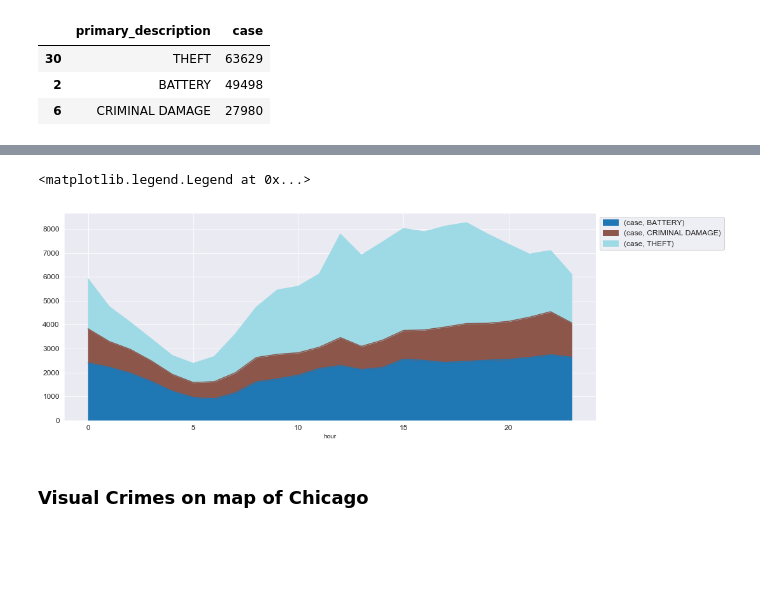
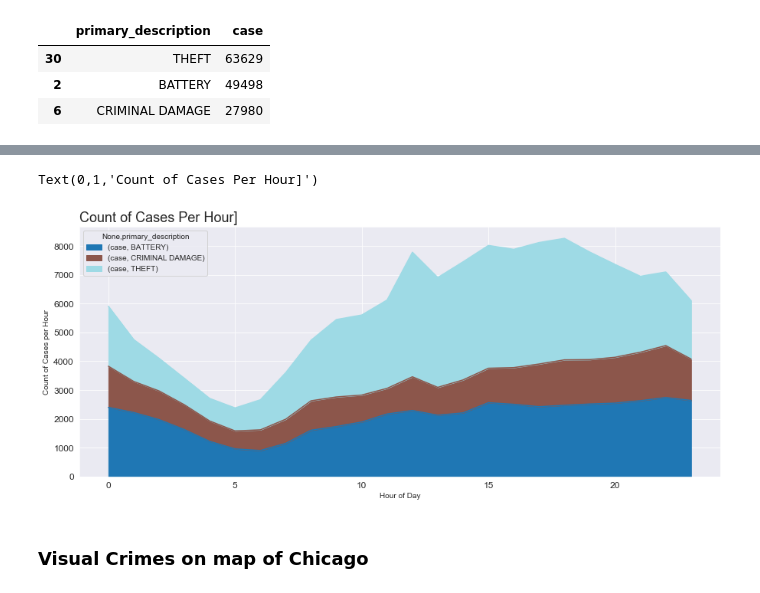
Before and after one commit to sunilsinghuk/Applied-Data-Science_Coursera, a Jupyter notebook: BattleOfTheNeighbourhoods.ipynb, the cells around one changed output, grey strips where cells are left out. Cells and saved outputs as stored; diff of their text form; code cells hidden in the pictures; blank space fills up the shorter version.

```diff
--- a/BattleOfTheNeighbourhoods.ipynb
+++ b/BattleOfTheNeighbourhoods.ipynb
@@ -373,17 +373,20 @@ df_top3_crimes[['case', 'primary_description', 'year_month']].pivot_table(
 # %%
 df_top3_crimes[['case', 'primary_description', 'hour']].pivot_table(
     index='hour',
     columns='primary_description',
     fill_value=0,
     aggfunc='count').plot(kind='area',
                           stacked=True,
                           figsize=(15, 6),
                                fontsize=12,
-                               colormap='tab20').legend(bbox_to_anchor=(1,1),
-                                                        prop={'size': 12})
+                               colormap='tab20')
+
+plt.xlabel('Hour of Day')
+plt.ylabel('Count of Cases per Hour')
+plt.title('Count of Cases Per Hour]', loc='left', fontsize=18)
 # %% [output]
-<matplotlib.legend.Legend at 0x...>
+Text(0,1,'Count of Cases Per Hour]')
-[figure, old version]
+[figure, new version]
 # %% [markdown]
 ### Visual Crimes on map of Chicago
 # %%
```
Also changed, not shown: parts of 16 cells of this notebook, 5 other files.
